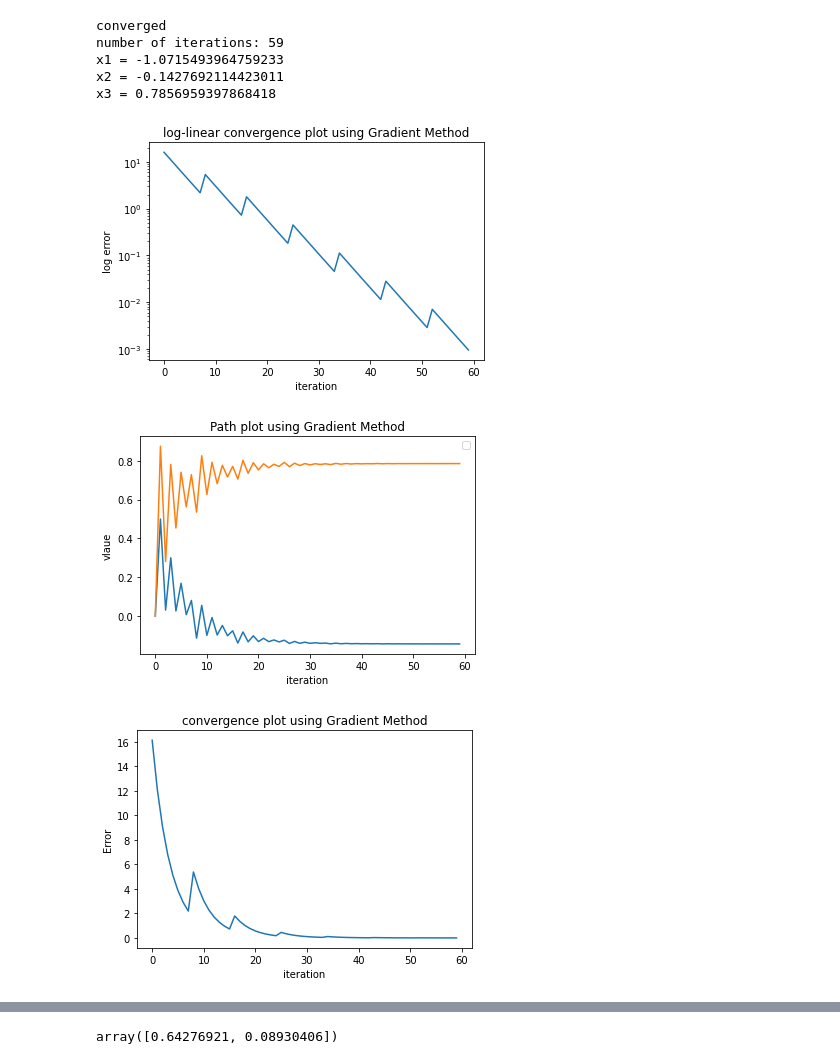
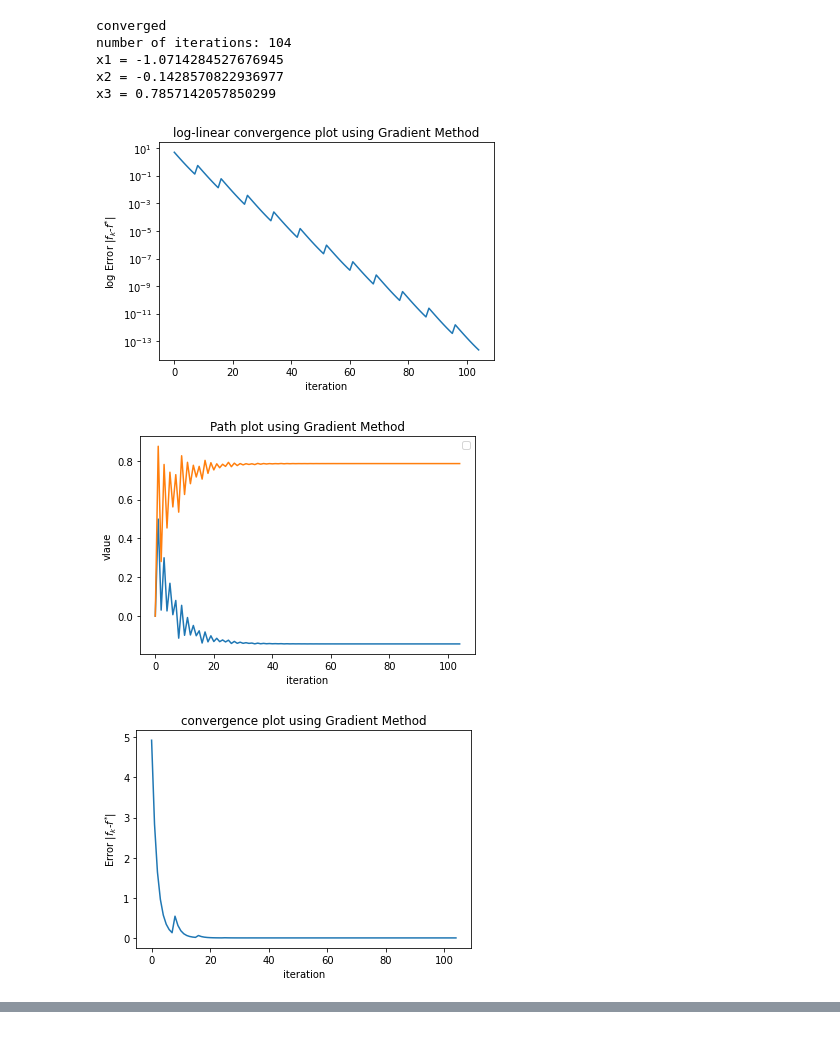
Before and after one commit to siddahant/DESOPT, a Jupyter notebook: converges.ipynb, the cells around one changed output, grey strips where cells are left out. Drawn from its saved outputs; the diff is of its cells as text; code cells hidden in the pictures.

```diff
--- a/converges.ipynb
+++ b/converges.ipynb
@@ -19,13 +20,13 @@ def linesearch(x):
       a = 0.5 * a
     return a
 
-def gradient(fun, g, H, x0, max_iter):
+def gradient(fun, g, H, x0, max_iter,p=True):
   x=x0
   iter=0
   grad_norm= np.linalg.norm(g(x))
   grad_norm_history =[grad_norm]
   path=[x0]
-  while grad_norm> 1e-03 and iter<=max_iter:
+  while grad_norm> 1e-06 and iter<=max_iter:
     a=linesearch(x)
     x = x - a*(g(x))
     grad_norm=np.linalg.norm(g(x))
@@ -34,19 +35,21 @@ def gradient(fun, g, H, x0, max_iter):
     iter +=1
     if max_iter==iter:
         print(f'Number of iterations exceeded, not converged to given thershold\ncurrent error value is {grad_norm}')
-        return x,grad_norm_history,path
+        return x,grad_norm_history,path,iter
+  error_history=[abs(fun(path[i])-fun([-1/7,11/14])) for i in range(len(path))]
   x1 = 1-(2*x[0]+3*x[1])
   x=np.insert(x,0,x1)
-  print(f'converged\nnumber of iterations: {iter} \nx1 = {x[0]}\nx2 = {x[1]}\nx3 = {x[2]}')
-  return x,grad_norm_history,path
+  if p==True:
+    print(f'converged\nnumber of iterations: {iter} \nx1 = {x[0]}\nx2 = {x[1]}\nx3 = {x[2]}')
+  return x,error_history,path,iter
 
-def Newton(fun, g, H, x0, max_iter):
+def Newton(fun, g, H, x0, max_iter,p=True):
   x=x0
   grad_norm = np.linalg.norm(g(x))
   grad_norm_history =[grad_norm]
   path=[x0]
   iter=0
-  while grad_norm >= 1e-03 and iter<=max_iter:
+  while grad_norm >= 1e-06 and iter<=max_iter:
   #     x = x - a * grad(x)
       x = x - np.matmul(np.linalg.inv(H), g(x))
       grad_norm = np.linalg.norm(g(x))
@@ -55,11 +58,13 @@ def Newton(fun, g, H, x0, max_iter):
       iter +=1
       if max_iter==iter:
          print(f'Number of iterations exceeded, not converged to given thershold\ncurrent error value is {grad_norm}')
-         return x,grad_norm_history,path
+         return x,grad_norm_history,path,iter
+  error_history=[abs(fun(path[i])-fun([-1/7,11/14])) for i in range(len(path))]
   x1 = 1-(2*x[0]+3*x[1])
   x=np.insert(x,0,x1)
-  print(f'converged\nnumber of iterations: {iter} \nx1 = {x[0]}\nx2 = {x[1]}\nx3 = {x[2]}')
-  return x,grad_norm_history,path
+  if p==True:
+    print(f'converged\nnumber of iterations: {iter} \nx1 = {x[0]}\nx2 = {x[1]}\nx3 = {x[2]}')
+  return x,error_history,path,iter
 # %%
 
 def results (fun, g, h, x0, method,max_iter):
@@ -69,7 +74,7 @@ def results (fun, g, h, x0, method,max_iter):
 
   f_conv, ax_conv = plt.subplots()
   ax_conv.set_yscale("log")
-  ax_conv.set_ylabel('log error')
+  ax_conv.set_ylabel(r'log Error |$f_k$-$f^{*}$|')
   ax_conv.set_xlabel('iteration')
   # ax_conv.legend(loc="upper left")
 
@@ -80,22 +85,18 @@ def results (fun, g, h, x0, method,max_iter):
 
 
   f, ax = plt.subplots()
-  ax.set_ylabel('Error')
+  ax.set_ylabel(r'Error |$f_k$-$f^{*}$|')
   ax.set_xlabel('iteration')
   # ax.legend(loc="upper left")
 
 
   if (method =='G'):
-    x,error_history,path=gradient(fun, g, H, x0,max_iter)
-    plt.figure()
-    plt.ylabel(r'|$f_k$-$f^{*}$|')
-    plt.yscale('log')
-    plt.xlabel('Iteration #, k')
+    x,error_history,path,iter =gradient(fun, g, H, x0,max_iter)
     ax_conv.set_title('log-linear convergence plot using Gradient Method')
     ax_path.set_title('Path plot using Gradient Method')
     ax.set_title('convergence plot using Gradient Method')
   elif (method=='N'):
-    x,error_history,path=Newton(fun, g, H, x0,max_iter)
+    x,error_history,path,iter =Newton(fun, g, H, x0,max_iter)
     ax_conv.set_title('log-linear convergence plot using Newton Method')
     ax_path.set_title('Path plot using Newton Method')
     ax.set_title('convergence plot using Newton Method')
@@ -103,16 +104,15 @@ def results (fun, g, h, x0, method,max_iter):
   ax_conv.plot((error_history))
   ax.plot((error_history))
   ax_path.plot((path))
-
-  return x,path
+  return x,error_history
 # %%
-x,path=results(fun, g, H, np.array([0,0]),"G",100)
+x,error_history=results(fun, g, H, np.array([0,0]),"G",1000)
 # %% [output]
 converged
-number of iterations: 59
-x1 = -1.0715493964759233
-x2 = -0.1427692114423011
-x3 = 0.7856959397868418
+number of iterations: 104
+x1 = -1.0714284527676945
+x2 = -0.1428570822936977
+x3 = 0.7857142057850299
-[figure, old version]
+[figure, new version]
-[figure, old version]
+[figure, new version]
-[figure, old version]
+[figure, new version]
@@ -120,4 +118,0 @@ x3 = 0.7856959397868418
-# %%
-abs(path[1]-[x[1],x[2]])
-# %% [output]
-array([0.64276921, 0.08930406])
```
Also changed, not shown: parts of 9 cells of this notebook.
